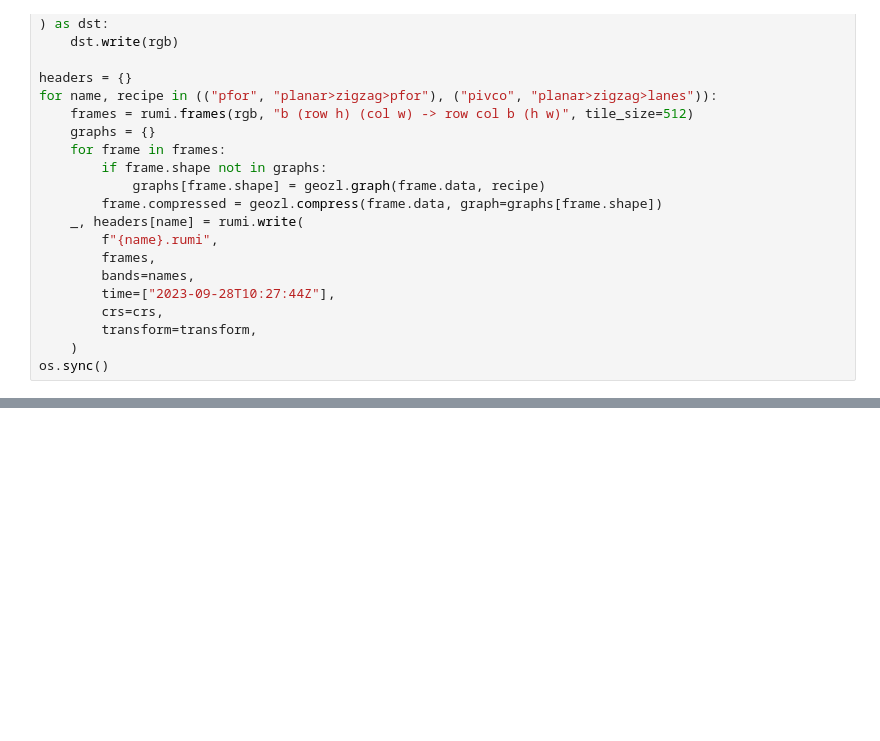
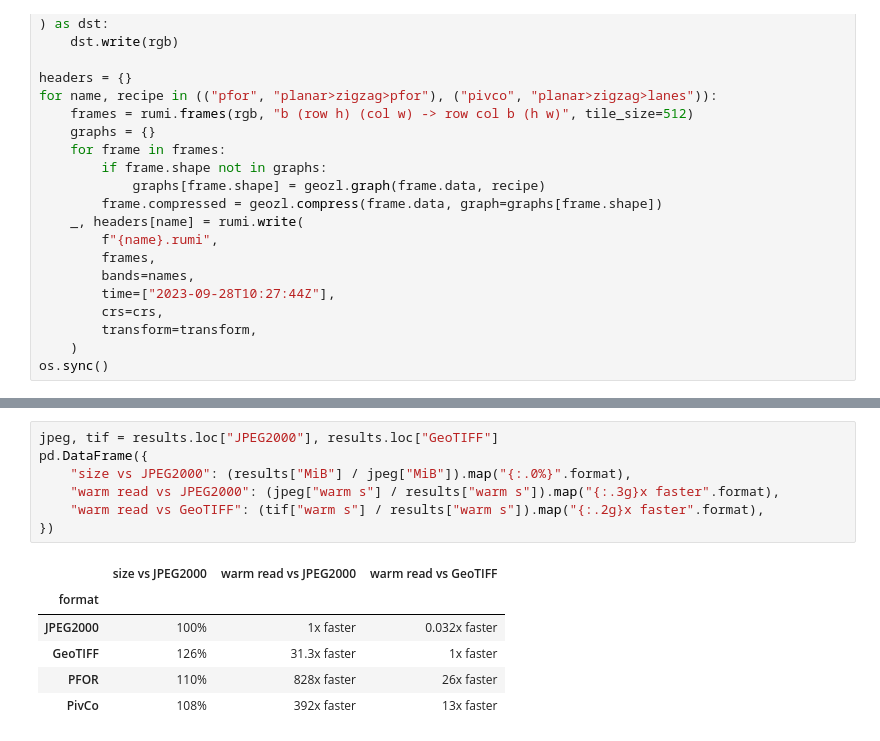
Before and after one commit to asterisk-labs/geozl, a Jupyter notebook: docs/notebooks/sentinel2-cuda-benchmark.ipynb, the cells around one changed output, grey strips where cells are left out. Cells and saved outputs as stored; diff of their text form; blank space fills up the shorter version.

```diff
--- a/docs/notebooks/sentinel2-cuda-benchmark.ipynb
+++ b/docs/notebooks/sentinel2-cuda-benchmark.ipynb
@@ -160,0 +216,14 @@ JPEG2000 is still the smallest file, but PivCo is only 7% bigger. Choose PFOR fo
+# %%
+jpeg, tif = results.loc["JPEG2000"], results.loc["GeoTIFF"]
+pd.DataFrame({
+    "size vs JPEG2000": (results["MiB"] / jpeg["MiB"]).map("{:.0%}".format),
+    "warm read vs JPEG2000": (jpeg["warm s"] / results["warm s"]).map("{:.3g}x faster".format),
+    "warm read vs GeoTIFF": (tif["warm s"] / results["warm s"]).map("{:.2g}x faster".format),
+})
+# %% [output]
+|  | size vs JPEG2000 | warm read vs JPEG2000 | warm read vs GeoTIFF |
+| format |  |  |  |
+| JPEG2000 | 100% | 1x faster | 0.032x faster |
+| GeoTIFF | 126% | 31.3x faster | 1x faster |
+| PFOR | 110% | 828x faster | 26x faster |
+| PivCo | 108% | 392x faster | 13x faster |
```
Also changed, not shown: parts of 14 cells of this notebook, 4 other files.
